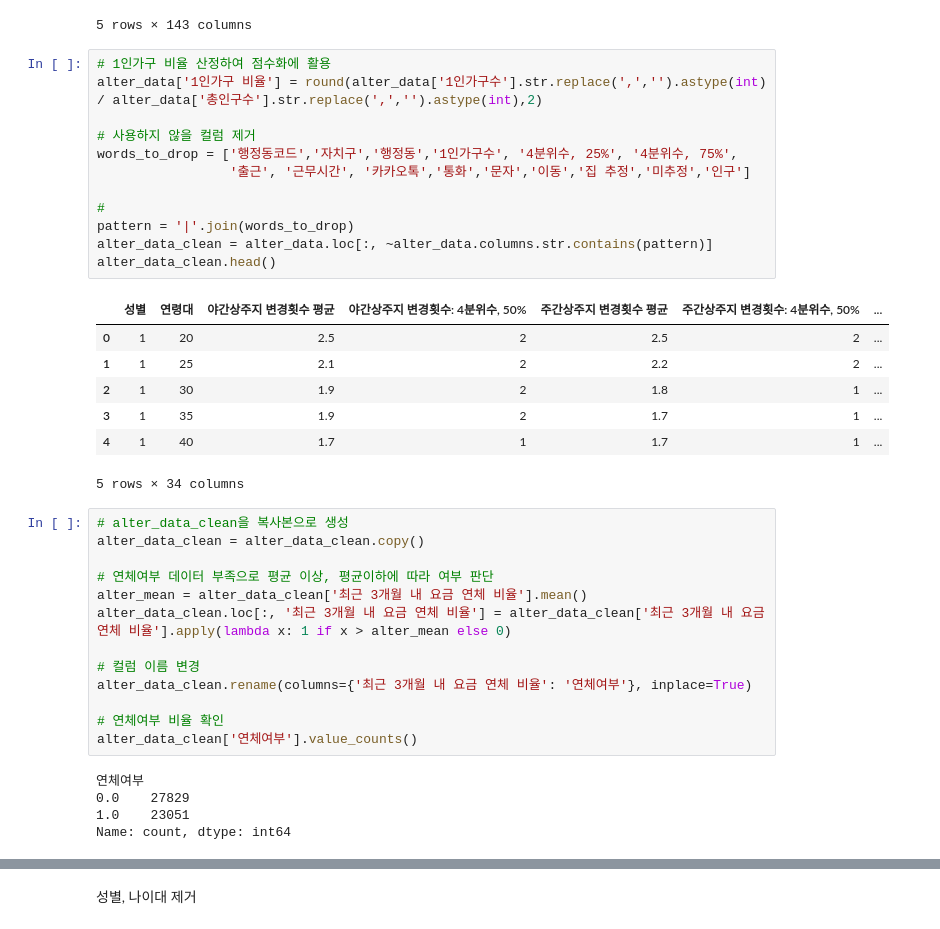
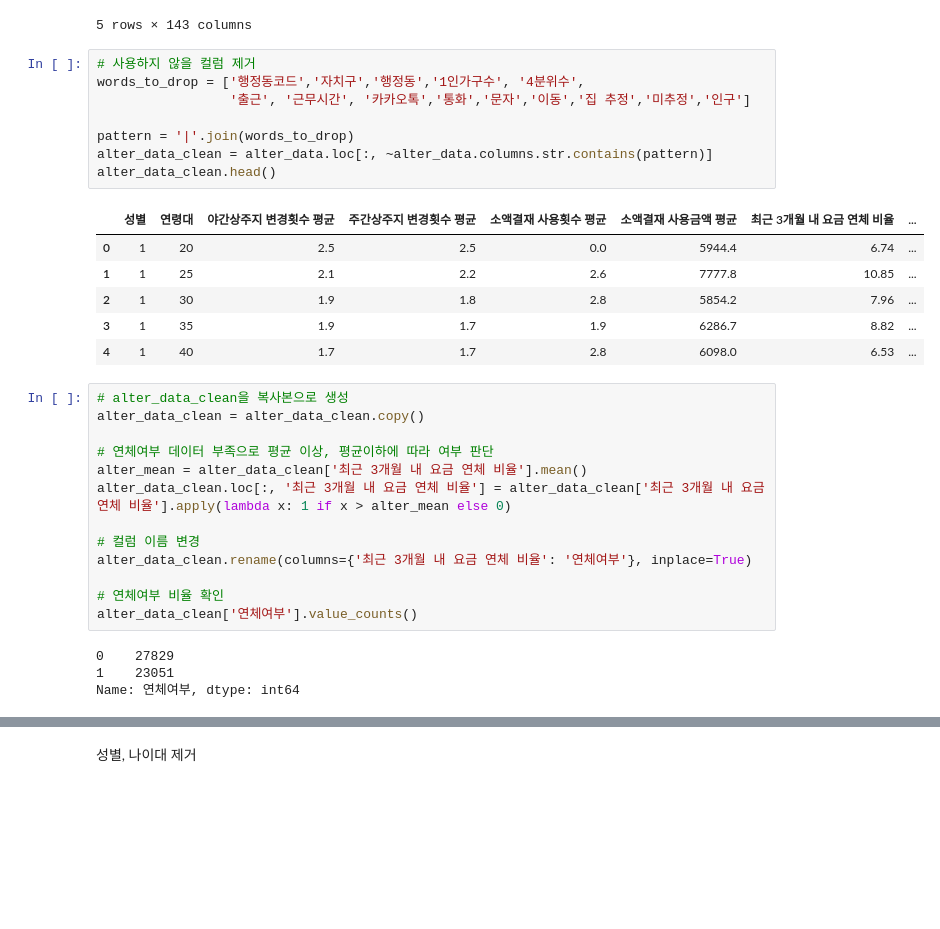
Before and after one commit to ev1025/Alternative-Credit-Scoring, a Jupyter notebook: 대안데이터 전처리, 모델링.ipynb, the cells around one changed output, grey strips where cells are left out. Cells and saved outputs as stored; diff of their text form; blank space fills up the shorter version.

```diff
--- a/대안데이터 전처리, 모델링.ipynb
+++ b/대안데이터 전처리, 모델링.ipynb
@@ -45,25 +46,20 @@ alter_data.head()
 | 4 | 1101053 | 종로구 | 사직동 | 1 | 40 | 399 | 99 | 0 | 1.7 | ... |
 5 rows × 143 columns
 # %%
-# 1인가구 비율 산정하여 점수화에 활용
-alter_data['1인가구 비율'] = round(alter_data['1인가구수'].str.replace(',','').astype(int) / alter_data['총인구수'].str.replace(',','').astype(int),2)
-
 # 사용하지 않을 컬럼 제거
-words_to_drop = ['행정동코드','자치구','행정동','1인가구수', '4분위수, 25%', '4분위수, 75%',
+words_to_drop = ['행정동코드','자치구','행정동','1인가구수', '4분위수',
                  '출근', '근무시간', '카카오톡','통화','문자','이동','집 추정','미추정','인구']
 
-#
 pattern = '|'.join(words_to_drop)
 alter_data_clean = alter_data.loc[:, ~alter_data.columns.str.contains(pattern)]
 alter_data_clean.head()
 # %% [output]
-|  | 성별 | 연령대 | 야간상주지 변경횟수 평균 | 야간상주지 변경횟수: 4분위수, 50% | 주간상주지 변경횟수 평균 | 주간상주지 변경횟수: 4분위수, 50% | ... |
-| 0 | 1 | 20 | 2.5 | 2 | 2.5 | 2 | ... |
-| 1 | 1 | 25 | 2.1 | 2 | 2.2 | 2 | ... |
-| 2 | 1 | 30 | 1.9 | 2 | 1.8 | 1 | ... |
-| 3 | 1 | 35 | 1.9 | 2 | 1.7 | 1 | ... |
-| 4 | 1 | 40 | 1.7 | 1 | 1.7 | 1 | ... |
+|  | 성별 | 연령대 | 야간상주지 변경횟수 평균 | 주간상주지 변경횟수 평균 | 소액결재 사용횟수 평균 | 소액결재 사용금액 평균 | 최근 3개월 내 요금 연체 비율 | ... |
+| 0 | 1 | 20 | 2.5 | 2.5 | 0.0 | 5944.4 | 6.74 | ... |
+| 1 | 1 | 25 | 2.1 | 2.2 | 2.6 | 7777.8 | 10.85 | ... |
+| 2 | 1 | 30 | 1.9 | 1.8 | 2.8 | 5854.2 | 7.96 | ... |
+| 3 | 1 | 35 | 1.9 | 1.7 | 1.9 | 6286.7 | 8.82 | ... |
+| 4 | 1 | 40 | 1.7 | 1.7 | 2.8 | 6098.0 | 6.53 | ... |
-5 rows × 34 columns
 # %%
 # alter_data_clean을 복사본으로 생성
 alter_data_clean = alter_data_clean.copy()
@@ -78,10 +74,9 @@ alter_data_clean.rename(columns={'최근 3개월 내 요금 연체 비율': '연
 # 연체여부 비율 확인
 alter_data_clean['연체여부'].value_counts()
 # %% [output]
-연체여부
-0.0    27829
-1.0    23051
-Name: count, dtype: int64
+0    27829
+1    23051
+Name: 연체여부, dtype: int64
 # %%
 # 성별 원핫 인코딩
 gender = pd.get_dummies(alter_data_clean['성별'])
```
Also changed, not shown: parts of 89 cells of this notebook.
